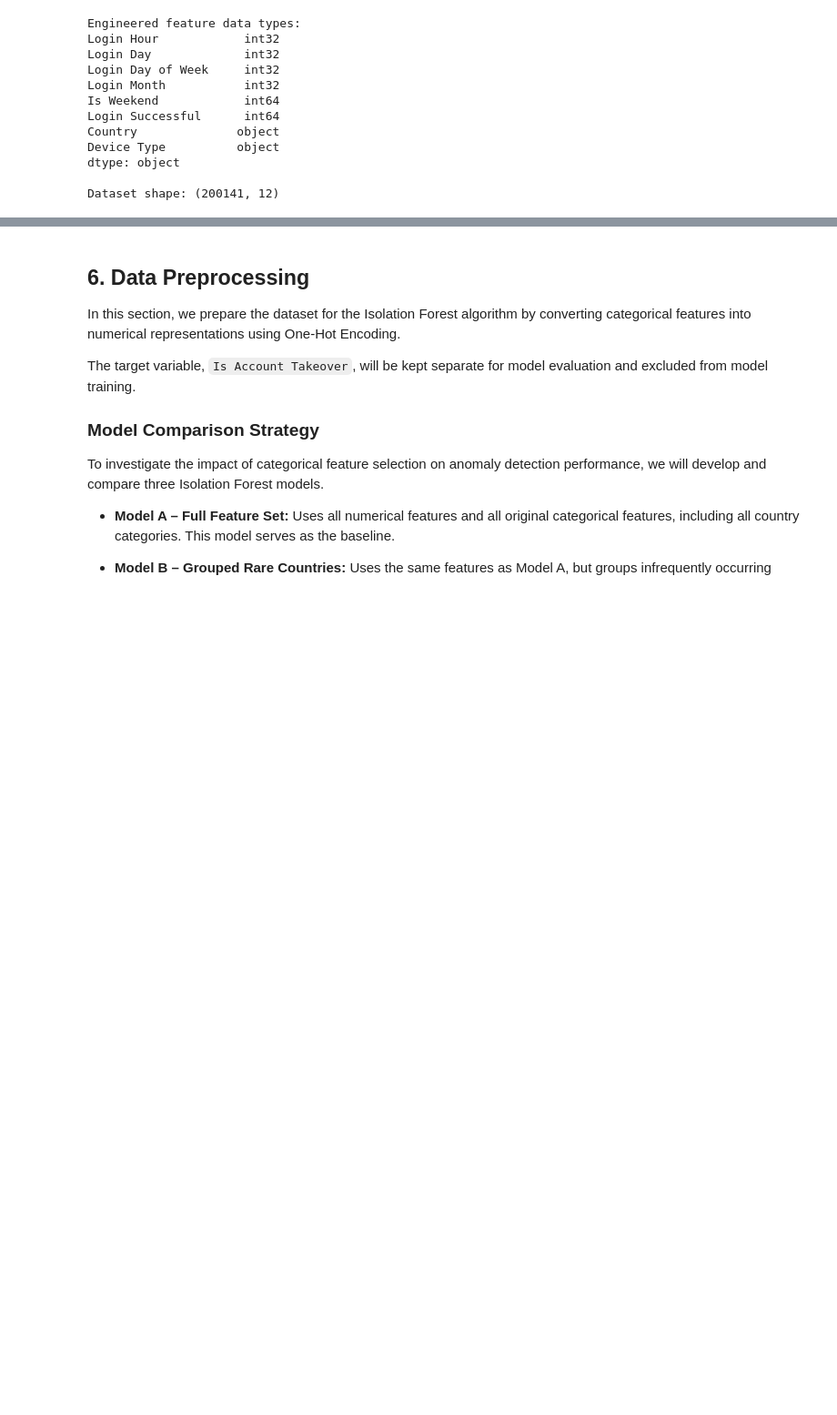
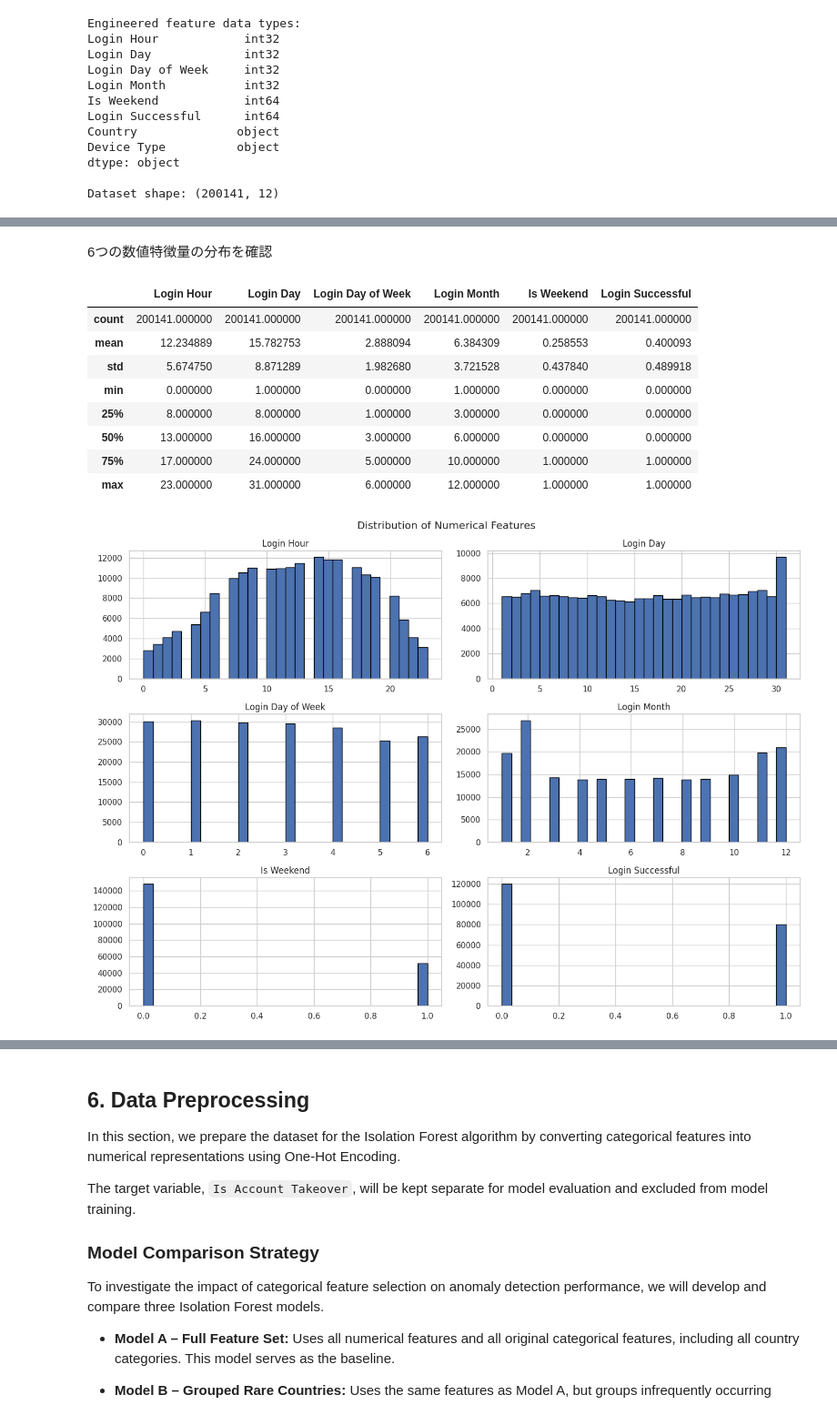
Before and after one commit to MiyukiMol/user-behavior-anomaly-detection, a Jupyter notebook: 02_unsupervised_anomaly_detection.ipynb, the cells around one changed output, grey strips where cells are left out. Shown at 91% size. Cells and saved outputs as stored; diff of their text form; code cells hidden in the pictures; blank space fills up the shorter version.

```diff
--- a/02_unsupervised_anomaly_detection.ipynb
+++ b/02_unsupervised_anomaly_detection.ipynb
@@ -965,22 +953,0 @@ The target variable, `Is Account Takeover`, will be kept separate from the model
-# %%
-# ==========================================
-# Step 5: Feature Engineering (Behavioral Aggregations)
-# ==========================================
-
-print("Starting behavioral feature engineering...")
-
-# 1. Calculate historical login frequency per user
-df['login_count_per_user'] = df.groupby('User ID')['User ID'].transform('count')
-
-# 2. Calculate IP address rarity per user (ratio of unique IPs used by the user)
-if 'IP Address' in df.columns:
-    df['user_unique_ips'] = df.groupby('User ID')['IP Address'].transform('nunique')
-    df['ip_rarity_ratio'] = df['user_unique_ips'] / df['login_count_per_user']
-else:
-    df['ip_rarity_ratio'] = 0.0
-
-# 3. Handle any potential missing values resulting from feature engineering
-df = df.fillna(0)
-
-print("Behavioral feature engineering completed successfully.")
-print(df[['User ID', 'login_count_per_user', 'ip_rarity_ratio']].head())
@@ -1261,0 +1251,36 @@ Dataset shape: (200141, 12)
+# %% [markdown]
+6つの数値特徴量の分布を確認
+# %%
+NUMERICAL_FEATURES = [
+    "Login Hour",
+    "Login Day",
+    "Login Day of Week",
+    "Login Month",
+    "Is Weekend",
+    "Login Successful"
+]
+
+# Display descriptive statistics
+display(df[NUMERICAL_FEATURES].describe())
+
+# Plot histograms
+df[NUMERICAL_FEATURES].hist(
+    figsize=(14, 10),
+    bins=30,
+    edgecolor="black"
+)
+
+plt.suptitle("Distribution of Numerical Features")
+plt.tight_layout()
+plt.show()
+# %% [output]
+|  | Login Hour | Login Day | Login Day of Week | Login Month | Is Weekend | Login Successful |
+| count | 200141.000000 | 200141.000000 | 200141.000000 | 200141.000000 | 200141.000000 | 200141.000000 |
+| mean | 12.234889 | 15.782753 | 2.888094 | 6.384309 | 0.258553 | 0.400093 |
+| std | 5.674750 | 8.871289 | 1.982680 | 3.721528 | 0.437840 | 0.489918 |
+| min | 0.000000 | 1.000000 | 0.000000 | 1.000000 | 0.000000 | 0.000000 |
+| 25% | 8.000000 | 8.000000 | 1.000000 | 3.000000 | 0.000000 | 0.000000 |
+| 50% | 13.000000 | 16.000000 | 3.000000 | 6.000000 | 0.000000 | 0.000000 |
+| 75% | 17.000000 | 24.000000 | 5.000000 | 10.000000 | 1.000000 | 1.000000 |
+| max | 23.000000 | 31.000000 | 6.000000 | 12.000000 | 1.000000 | 1.000000 |
+[figure, added]
```
Also changed, not shown: parts of 63 cells of this notebook.
